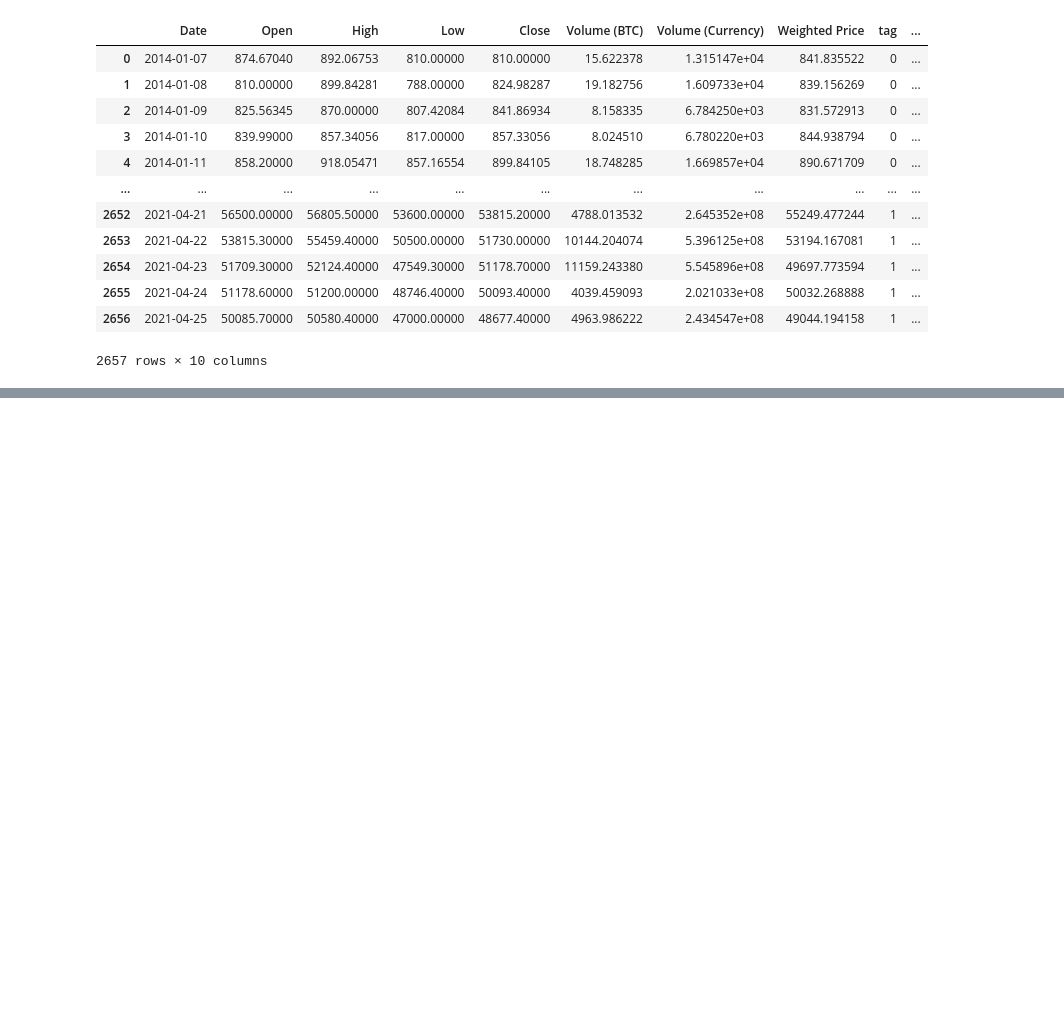
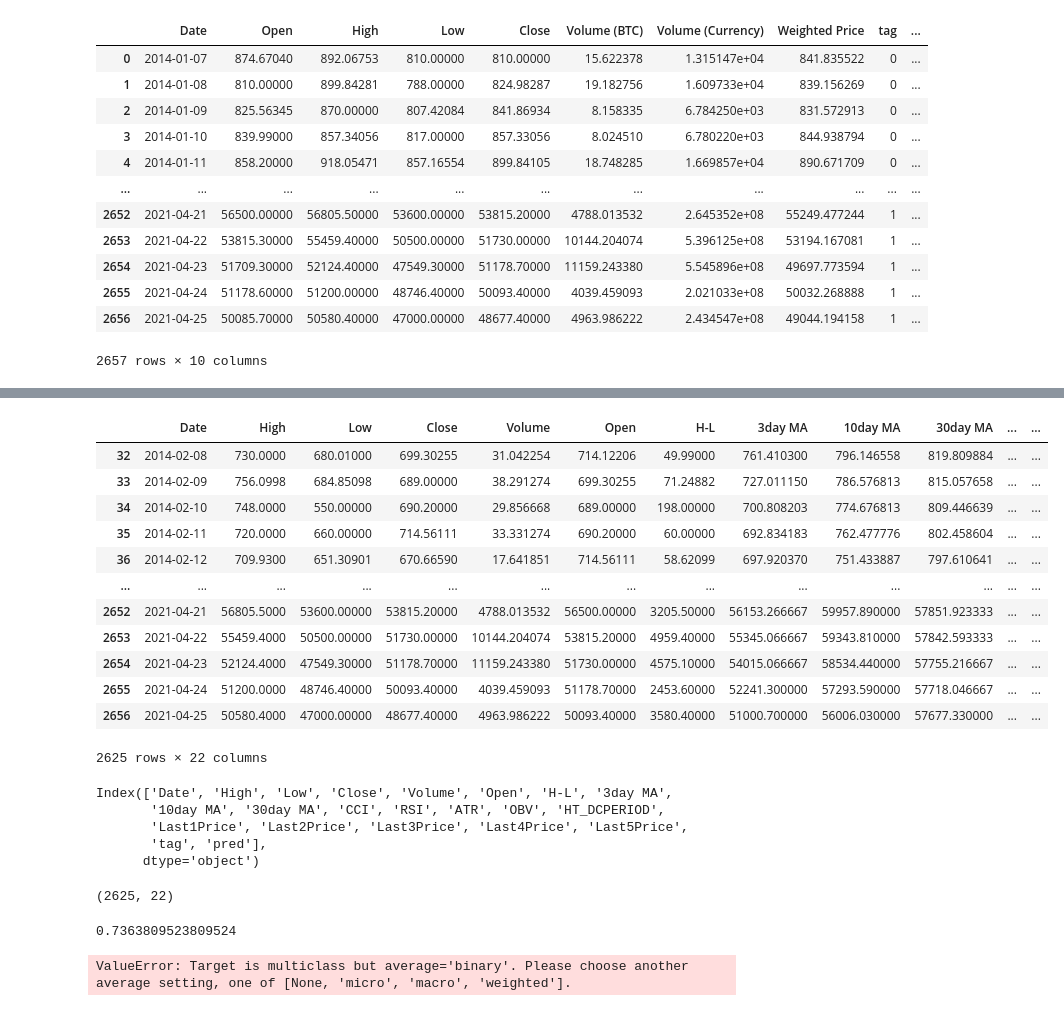
Before and after one commit to Sakura-Fire-Capital/DoubleEnsembleML, a Jupyter notebook: src/try.ipynb, the cells around one changed output, grey strips where cells are left out. Saved outputs shown, nothing was run; the diff lists cells and outputs as text; code cells hidden in the pictures; blank space fills up the shorter version.

Commit message:
report

```diff
--- a/src/try.ipynb
+++ b/src/try.ipynb
@@ -62,0 +99,2 @@ a.to_csv("pred.csv",index = None)
+# %%
+df['pred'] = pred
@@ -62,0 +103,32 @@ a.to_csv("pred.csv",index = None)
+# %%
+df
+# %% [output]
+|  | Date | High | Low | Close | Volume | Open | H-L | 3day MA | 10day MA | 30day MA | ... | ... |
+| 32 | 2014-02-08 | 730.0000 | 680.01000 | 699.30255 | 31.042254 | 714.12206 | 49.99000 | 761.410300 | 796.146558 | 819.809884 | ... | ... |
+| 33 | 2014-02-09 | 756.0998 | 684.85098 | 689.00000 | 38.291274 | 699.30255 | 71.24882 | 727.011150 | 786.576813 | 815.057658 | ... | ... |
+| 34 | 2014-02-10 | 748.0000 | 550.00000 | 690.20000 | 29.856668 | 689.00000 | 198.00000 | 700.808203 | 774.676813 | 809.446639 | ... | ... |
+| 35 | 2014-02-11 | 720.0000 | 660.00000 | 714.56111 | 33.331274 | 690.20000 | 60.00000 | 692.834183 | 762.477776 | 802.458604 | ... | ... |
+| 36 | 2014-02-12 | 709.9300 | 651.30901 | 670.66590 | 17.641851 | 714.56111 | 58.62099 | 697.920370 | 751.433887 | 797.610641 | ... | ... |
+| ... | ... | ... | ... | ... | ... | ... | ... | ... | ... | ... | ... | ... |
+| 2652 | 2021-04-21 | 56805.5000 | 53600.00000 | 53815.20000 | 4788.013532 | 56500.00000 | 3205.50000 | 56153.266667 | 59957.890000 | 57851.923333 | ... | ... |
+| 2653 | 2021-04-22 | 55459.4000 | 50500.00000 | 51730.00000 | 10144.204074 | 53815.20000 | 4959.40000 | 55345.066667 | 59343.810000 | 57842.593333 | ... | ... |
+| 2654 | 2021-04-23 | 52124.4000 | 47549.30000 | 51178.70000 | 11159.243380 | 51730.00000 | 4575.10000 | 54015.066667 | 58534.440000 | 57755.216667 | ... | ... |
+| 2655 | 2021-04-24 | 51200.0000 | 48746.40000 | 50093.40000 | 4039.459093 | 51178.70000 | 2453.60000 | 52241.300000 | 57293.590000 | 57718.046667 | ... | ... |
+| 2656 | 2021-04-25 | 50580.4000 | 47000.00000 | 48677.40000 | 4963.986222 | 50093.40000 | 3580.40000 | 51000.700000 | 56006.030000 | 57677.330000 | ... | ... |
+2625 rows × 22 columns
+# %%
+df.columns
+# %% [output]
+Index(['Date', 'High', 'Low', 'Close', 'Volume', 'Open', 'H-L', '3day MA',
+       '10day MA', '30day MA', 'CCI', 'RSI', 'ATR', 'OBV', 'HT_DCPERIOD',
+       'Last1Price', 'Last2Price', 'Last3Price', 'Last4Price', 'Last5Price',
+       'tag', 'pred'],
+      dtype='object')
+# %%
+a.shape
+# %% [output]
+(2625, 22)
+# %%
+sklearn.metrics.precision_score(y_true=y, y_pred=y_pred, labels=[-1,0,1], average='micro')
+# %% [output]
+0.7363809523809524
@@ -62,0 +145,19 @@ a.to_csv("pred.csv",index = None)
+# %%
+def report_evaluation_metrics(y_true, y_pred):
+    accuracy = sklearn.metrics.accuracy_score(y_true=y_true, y_pred=y_pred)
+    precision = sklearn.metrics.precision_score(y_true=y_true, y_pred=y_pred, labels=[-1,0, 1], average='micro')
+    recall = sklearn.metrics.recall_score(y_true=y_true, y_pred=y_pred, labels=[-1,0, 1], pos_label=3)
+    average_precision = sklearn.metrics.average_precision_score(y_true=y_true, y_score=y_pred,average='micro')
+    f1 = sklearn.metrics.f1_score(y_true=y_true, y_pred=y_pred, labels=[0, 1], pos_label=3)
+    print('Accuracy: {0:0.2f}'.format(accuracy))
+    print('Precision: {0:0.2f}'.format(precision))
+    print('Recall: {0:0.2f}'.format(recall))
+    print('Average precision-recall score: {0:0.2f}'.format(average_precision))
+    print('F1: {0:0.2f}'.format(f1))
+    print("confusion matrix:", conf_matrix)
+    train_matrix = confusion_matrix(y_true, y_pred)
+
+
+report_evaluation_metrics(data.iloc[:,-1],pred)
+# %% [output]
+ValueError: Target is multiclass but average='binary'. Please choose another average setting, one of [None, 'micro', 'macro', 'weighted'].
```
Also changed, not shown: parts of 15 cells of this notebook, 6 other files.
